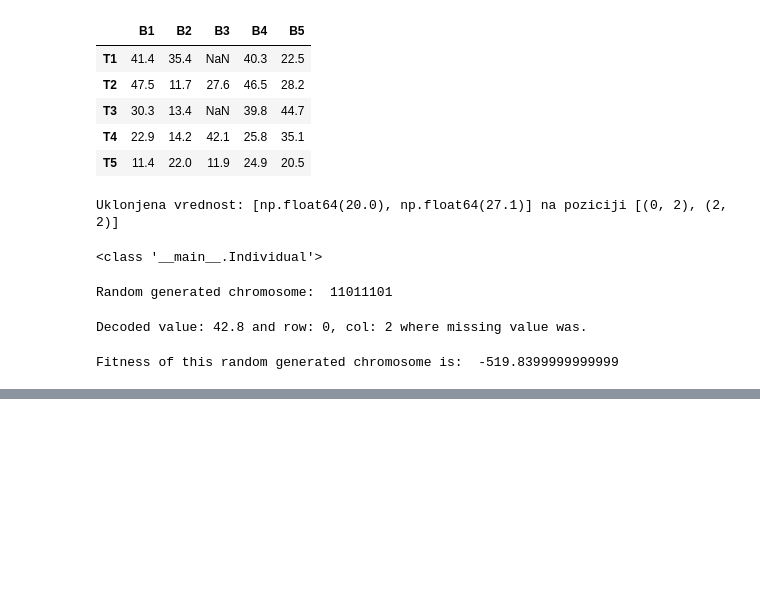
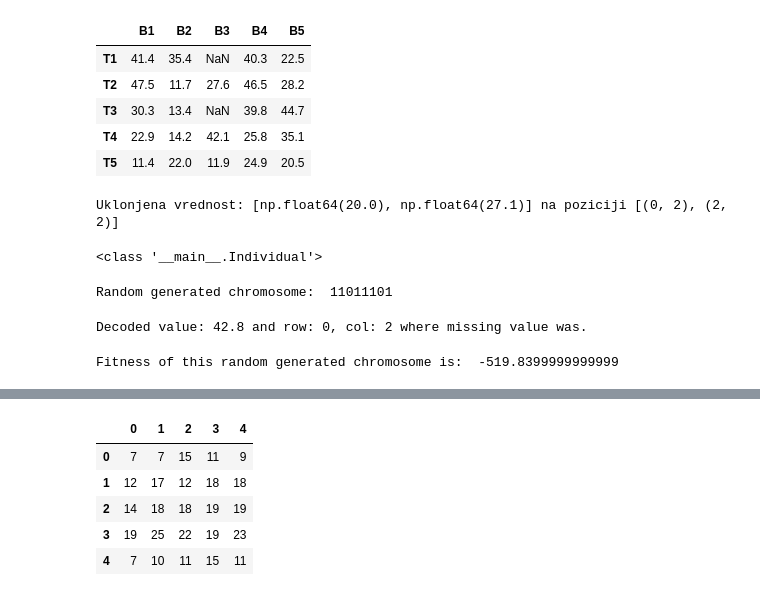
Before and after one commit to djurdjam02/CIProject, a Jupyter notebook: main.ipynb, the cells around one changed output, grey strips where cells are left out. Drawn from its saved outputs; the diff is of its cells as text; code cells hidden in the pictures; blank space fills up the shorter version.

```diff
--- a/main.ipynb
+++ b/main.ipynb
@@ -541,0 +605,23 @@ plot_difference_over_generations(best_decoded_values, true_value)
+# %%
+#table from the paper
+data = [
+    ((1, 1), 7), ((1, 2), 7), ((1, 3), 15), ((1, 4), 11), ((1, 5), 9),
+    ((2, 1), 12), ((2, 2), 17), ((2, 3), 12), ((2, 4), 18), ((2, 5), 18),
+    ((3, 1), 14), ((3, 2), 18), ((3, 3), 18), ((3, 4), 19), ((3, 5), 19),
+    ((4, 1), 19), ((4, 2), 25), ((4, 3), 22), ((4, 4), 19), ((4, 5), 23),
+    ((5, 1), 7),  ((5, 2), 10), ((5, 3), 11), ((5, 4), 15), ((5, 5), 11),
+]
+
+rcbd_df = pd.DataFrame([[None]*5 for _ in range(5)])
+
+for (i, j), value in data:
+    rcbd_df.iat[i-1, j-1] = value
+
+display(rcbd_df)
+# %% [output]
+|  | 0 | 1 | 2 | 3 | 4 |
+| 0 | 7 | 7 | 15 | 11 | 9 |
+| 1 | 12 | 17 | 12 | 18 | 18 |
+| 2 | 14 | 18 | 18 | 19 | 19 |
+| 3 | 19 | 25 | 22 | 19 | 23 |
+| 4 | 7 | 10 | 11 | 15 | 11 |
```
Also changed, not shown: parts of 12 cells of this notebook.
